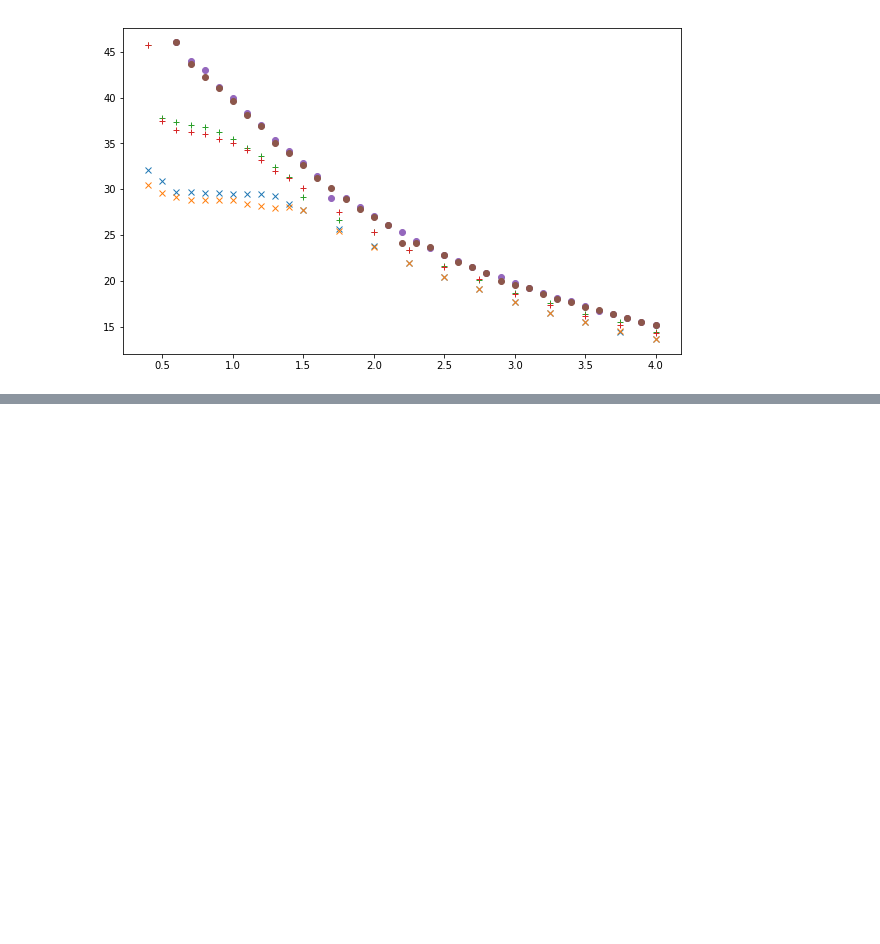
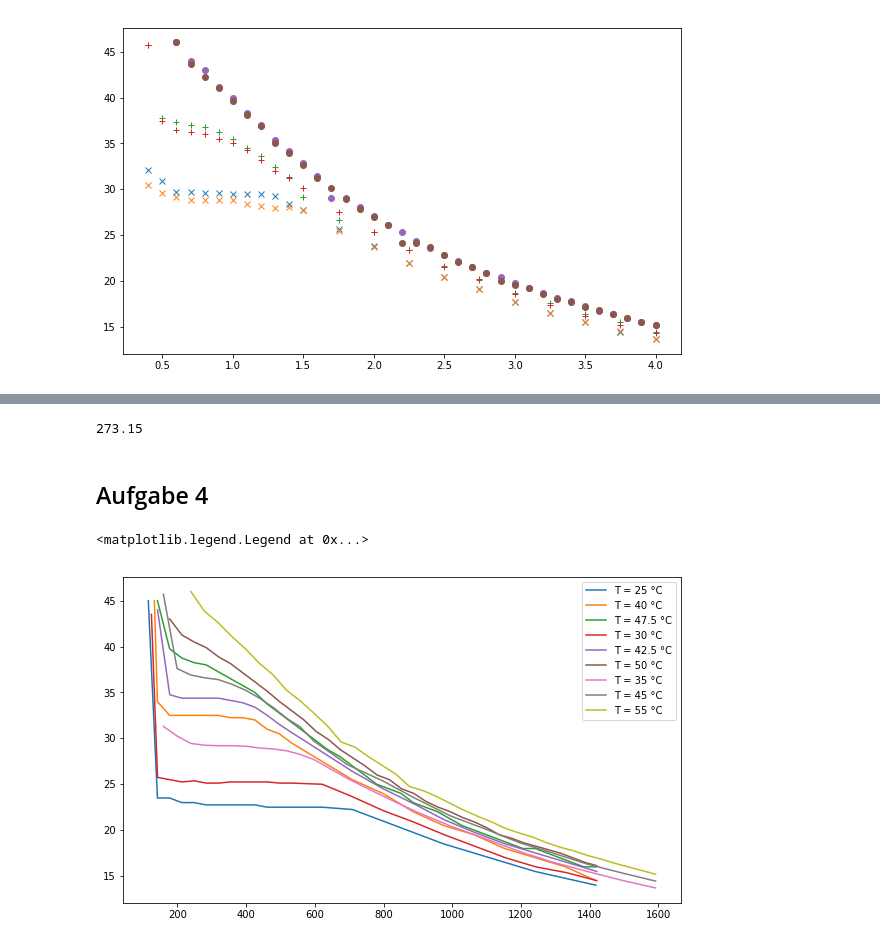
Before and after one commit to ces42/praktikum1, a Jupyter notebook: ZUS/Daten/Auswertung.ipynb, the cells around one changed output, grey strips where cells are left out. Drawn from its saved outputs; the diff is of its cells as text; code cells hidden in the pictures; blank space fills up the shorter version.

```diff
--- a/ZUS/Daten/Auswertung.ipynb
+++ b/ZUS/Daten/Auswertung.ipynb
@@ -94,0 +133,26 @@ plt.plot(*args)
+# %%
+const.zero_Celsius
+# %% [output]
+273.15
+# %% [markdown]
+## Aufgabe 4
+# %%
+grp = {1:grp1, 2:grp2, 3:grp3}
+n = {1:n1, 2:n2, 3:n3}
+V_m = {}
+for i in range(1, 3+1):
+    for T in grp[i]:
+        V_m[T] = V[T] / n[i]
+# %%
+args = []
+leg = []
+for T in alle:
+    args.append(V_m[T])
+    args.append(p[T])
+    # args.append('.')
+    leg.append(f'T = {T} °C')
+ax = plt.plot(*args)
+plt.legend(ax, leg)
+# %% [output]
+<matplotlib.legend.Legend at 0x...>
+[figure, added]
```
Also changed, not shown: parts of 7 cells of this notebook, 10 other files.
